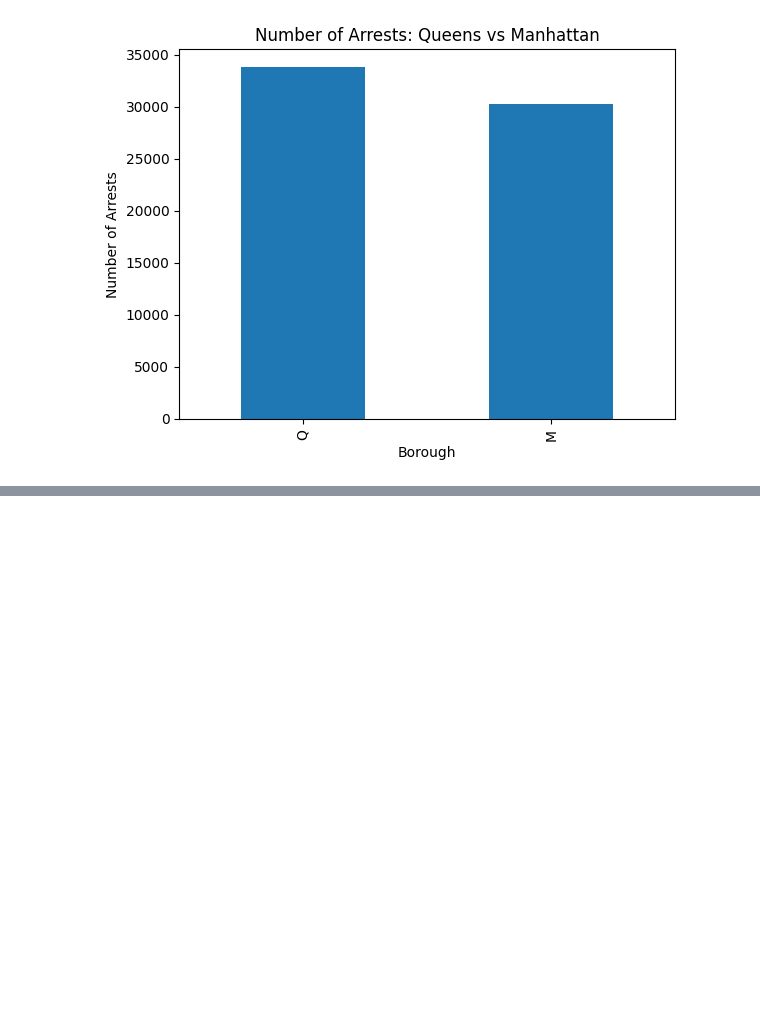
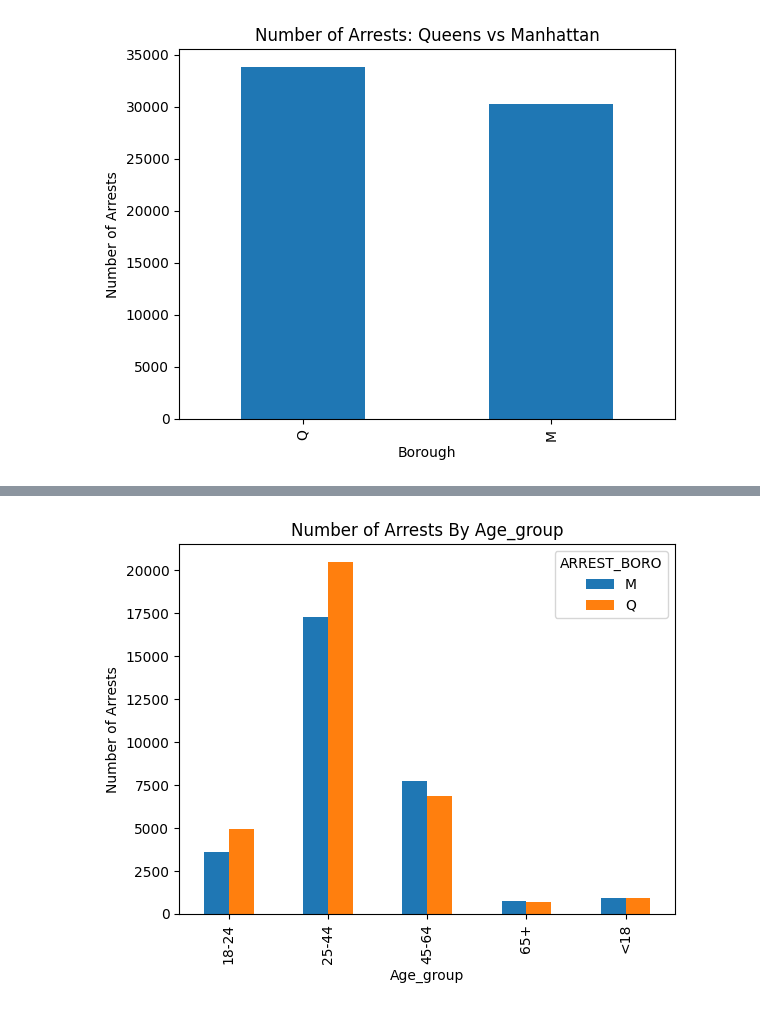
Before and after one commit to shivdata13-commits/Data-Analytics, a Jupyter notebook: Python Project3-Shivangi.ipynb, the cells around one changed output, grey strips where cells are left out. Cells and saved outputs as stored; diff of their text form; code cells hidden in the pictures; blank space fills up the shorter version.

```diff
--- a/Python Project3-Shivangi.ipynb
+++ b/Python Project3-Shivangi.ipynb
@@ -72,3 +72,7 @@ plt.ylabel('Number of Arrests')
 plt.show()
 # %% [output]
 [figure]
+# %%
+# Age group distribution
+age_distribution = pd.crosstab(comparison_df['AGE_GROUP'], comparison_df['ARREST_BORO'])
+print("\nAge Group Distribution:\n", age_distribution)
@@ -75,2 +88,10 @@ plt.show()
+# %%
+age_distribution.plot(kind='bar')
+plt.title('Number of Arrests By Age_group')
+plt.xlabel('Age_group')
+plt.ylabel('Number of Arrests')
+plt.show()
+# %% [output]
+[figure, added]
 # %%
 #Conclusion : The results shows Queens has higher number of arrests than Manhattan.
```
Also changed, not shown: parts of 2 cells of this notebook.
